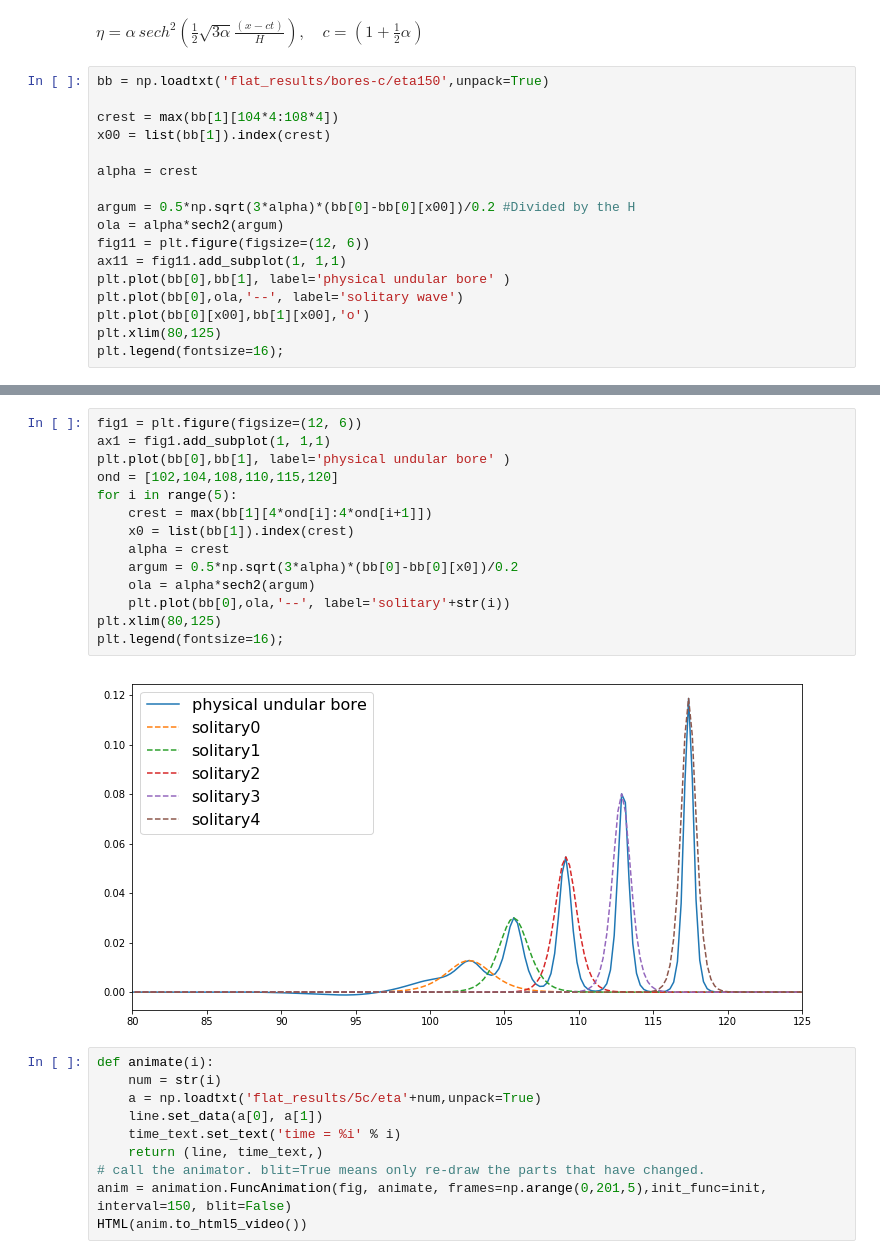
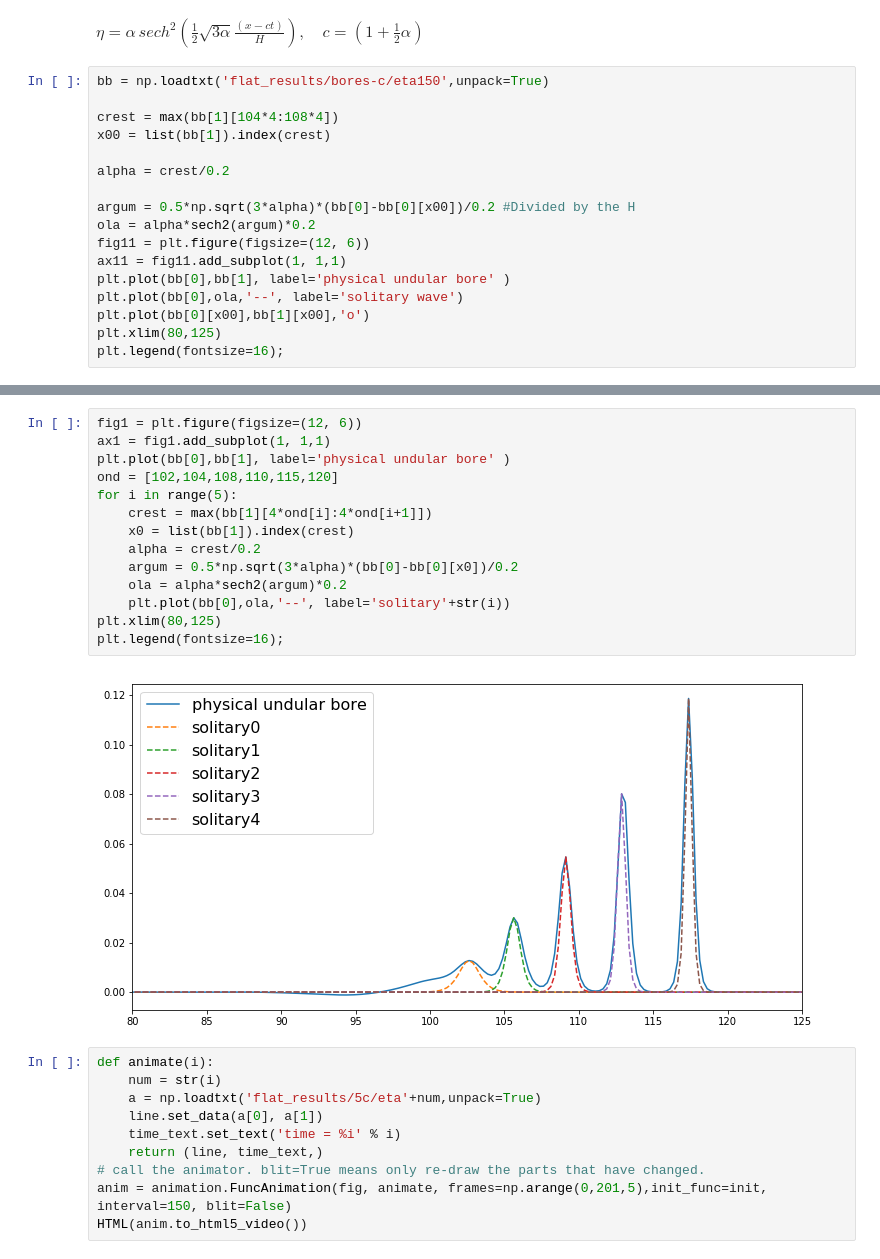
Before and after one commit to Reyna-RT/MEK9320, a Jupyter notebook: Second Assignment results.ipynb, the cells around one changed output, grey strips where cells are left out. Drawn from its saved outputs; the diff is of its cells as text.

```diff
--- a/Second Assignment results.ipynb
+++ b/Second Assignment results.ipynb
@@ -1192,10 +1192,10 @@ bb = np.loadtxt('flat_results/bores-c/eta150',unpack=True)
 crest = max(bb[1][104*4:108*4])
 x00 = list(bb[1]).index(crest)
 
-alpha = crest
+alpha = crest/0.2
 
 argum = 0.5*np.sqrt(3*alpha)*(bb[0]-bb[0][x00])/0.2 #Divided by the H
-ola = alpha*sech2(argum)
+ola = alpha*sech2(argum)*0.2
 fig11 = plt.figure(figsize=(12, 6))
 ax11 = fig11.add_subplot(1, 1,1)
 plt.plot(bb[0],bb[1], label='physical undular bore' )
@@ -1208,19 +1208,19 @@ plt.legend(fontsize=16);
 # %%
 fig1 = plt.figure(figsize=(12, 6))
 ax1 = fig1.add_subplot(1, 1,1)
 plt.plot(bb[0],bb[1], label='physical undular bore' )
 ond = [102,104,108,110,115,120]
 for i in range(5):
     crest = max(bb[1][4*ond[i]:4*ond[i+1]])
     x0 = list(bb[1]).index(crest)
-    alpha = crest
+    alpha = crest/0.2
     argum = 0.5*np.sqrt(3*alpha)*(bb[0]-bb[0][x0])/0.2
-    ola = alpha*sech2(argum)
+    ola = alpha*sech2(argum)*0.2
     plt.plot(bb[0],ola,'--', label='solitary'+str(i))
 plt.xlim(80,125)
 plt.legend(fontsize=16);
 # %% [output]
-[figure, old version]
+[figure, new version]
 # %%
 def animate(i):
     num = str(i)
```
Also changed, not shown: parts of 5 cells of this notebook.
